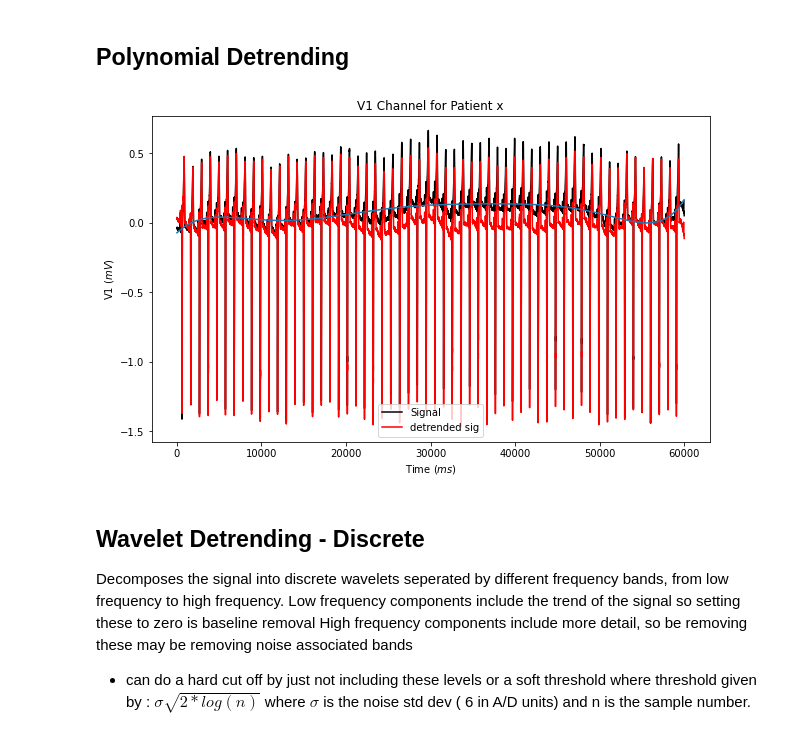
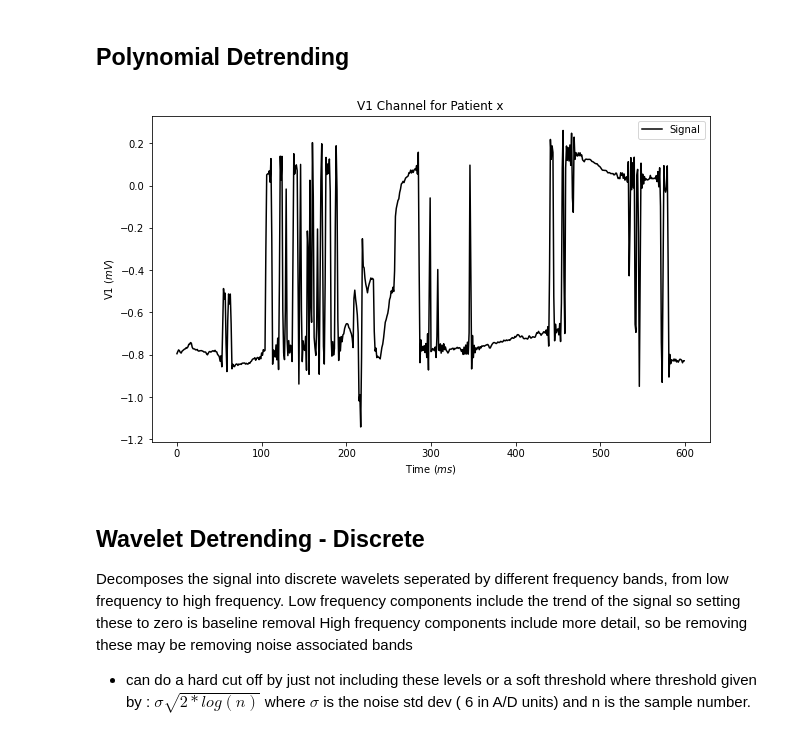
Before and after one commit to patcourts/ES98C-ECG-Project, a Jupyter notebook: examples/Data_Pre-processing_Experimentation.ipynb, the cells around one changed output. Cells and saved outputs as stored; diff of their text form; code cells hidden in the pictures.

Commit message:
attempting fixes, adds ability to remove rubbish signals from database

```diff
--- a/examples/Data_Pre-processing_Experimentation.ipynb
+++ b/examples/Data_Pre-processing_Experimentation.ipynb
@@ -14,7 +14,7 @@ for i in tqdm(range(0, no_patients)):
     signals[i] = signal
 # %%
 #stating the signal to be used throughout this notebook for easy comparisson
-experimental_signal_indice = 107
+experimental_signal_indice = -3
 # %% [markdown]
 The first step is to try to repeat the pre-processing done within the paper mentioned within my proposal:
 https://www.nature.com/articles/s41598-017-15498-z#Bib1
@@ -36,19 +36,19 @@ for i in range(0, no_patients):
 # %%
 fig, ax = plt.subplots(1, 1, figsize = (10, 6))
 
 
-ax.plot(signals[experimental_signal_indice], color = 'black', label = 'Signal')
-ax.plot(detrended_signals[experimental_signal_indice], color = 'red', label = 'detrended sig')
-ax.plot(trends[experimental_signal_indice])
+ax.plot(signals[experimental_signal_indice][:600], color = 'black', label = 'Signal')
+#ax.plot(detrended_signals[experimental_signal_indice], color = 'red', label = 'detrended sig')
+#ax.plot(trends[experimental_signal_indice])
 
 ax.set_xlabel(r'Time ($ms$)')
 ax.set_ylabel(r'V1 ($mV$)')
 ax.set_title('V1 Channel for Patient x')
 
 ax.legend()
 plt.show()
 # %% [output]
-[figure, old version]
+[figure, new version]
 # %%
 #can use other methods for the fitting?? rbf etc, always gonna have issues with this as shown above, can increase fitting
 #degree but comes with other errors
```
Also changed, not shown: parts of 11 cells of this notebook, 3 other files.
